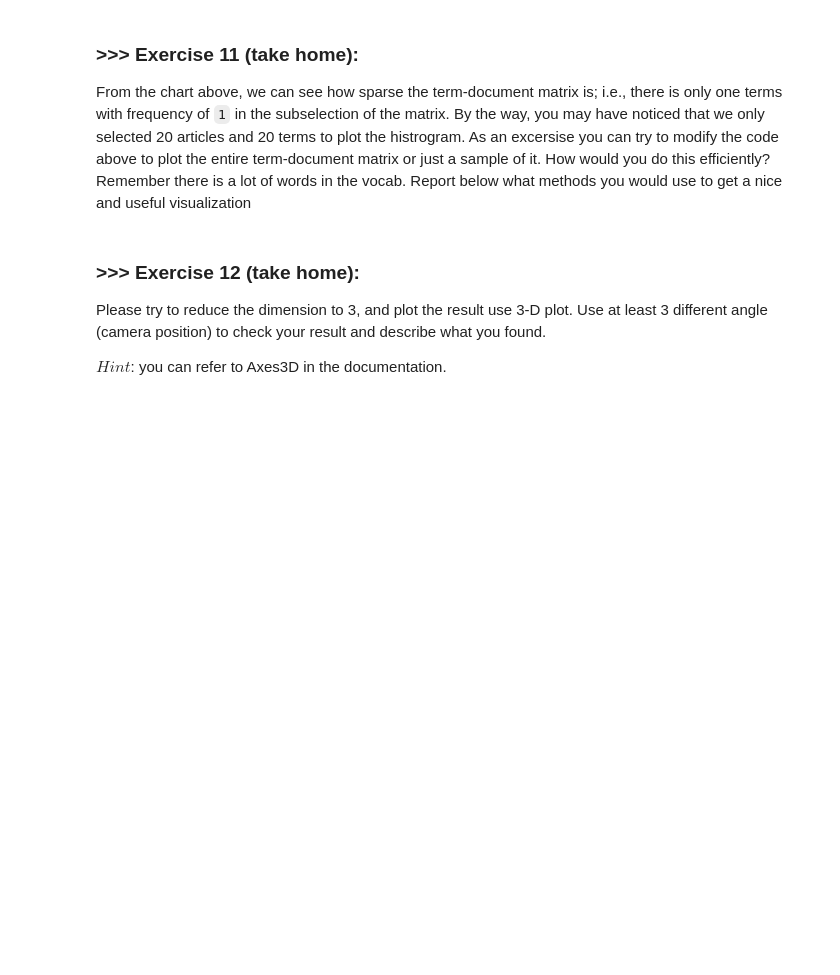
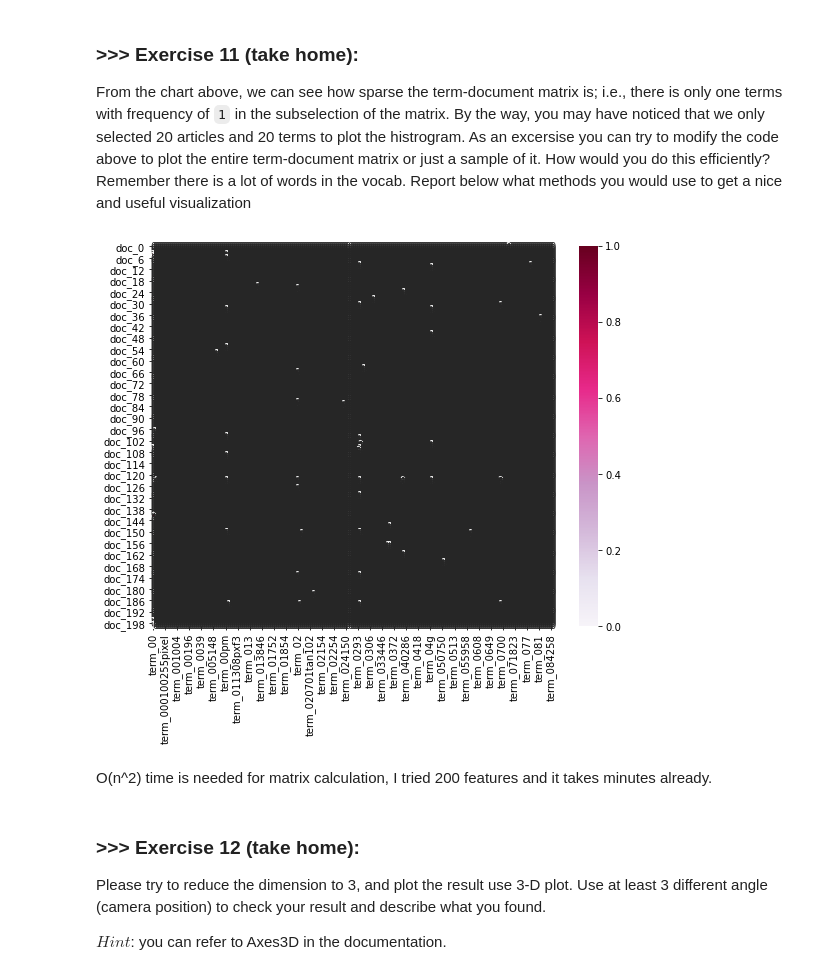
Before and after one commit to szlee118/DM2021-Lab1-Homework, a Jupyter notebook: DM2021-Lab1-Homework.ipynb, the cells around one changed output. Saved outputs shown, nothing was run; the diff lists cells and outputs as text; code cells hidden in the pictures; blank space fills up the shorter version.

```diff
--- a/DM2021-Lab1-Homework.ipynb
+++ b/DM2021-Lab1-Homework.ipynb
@@ -145,3 +145,15 @@ chart.plot.bar(title = 'Category distribution', rot=0 , fontsize=12 , figsize =
 # %% [markdown]
 ### **>>> Exercise 10 (take home):**
 We said that the `1` at the beginning of the fifth record represents the `00` term. Notice that there is another 1 in the same record. Can you provide code that can verify what word this 1 represents from the vocabulary. Try to do this as efficient as possible.
+# %%
+from sklearn.feature_extraction.text import CountVectorizer
+#prepare count_vect
+count_vect = CountVectorizer()
+X_counts = count_vect.fit_transform(X.text)
+
+#find the index of second '1' in X_counts and search with index in count_vect
+X5 = X_counts[4, 0:100].toarray()
+X5_idx = np.where(X5[-1]==1)
+
+print(X5_idx)
+count_vect.get_feature_names()[X5_idx[0][1]]
@@ -148,6 +163,26 @@ We said that the `1` at the beginning of the fifth record represents the `00` te
 # %% [markdown]
 ### **>>> Exercise 11 (take home):**
 From the chart above, we can see how sparse the term-document matrix is; i.e., there is only one terms with frequency of `1` in the subselection of the matrix. By the way, you may have noticed that we only selected 20 articles and 20 terms to plot the histrogram. As an excersise you can try to modify the code above to plot the entire term-document matrix or just a sample of it. How would you do this efficiently? Remember there is a lot of words in the vocab. Report below what methods you would use to get a nice and useful visualization
+# %%
+import seaborn as sns
+import matplotlib.pyplot as plt
+%matplotlib inline
+
+# first twenty features only
+plot_x = ["term_"+str(i) for i in count_vect.get_feature_names()[0:200]]
+# obtain document index
+plot_y = ["doc_"+ str(i) for i in list(X.index)[0:200]]
+plot_z = X_counts[0:200, 0:200].toarray()
+
+df_todraw = pd.DataFrame(plot_z, columns = plot_x, index = plot_y)
+plt.subplots(figsize=(9, 7))
+ax = sns.heatmap(df_todraw,
+                 cmap="PuRd",
+                 vmin=0, vmax=1, annot=True)
+# %% [output]
+[figure, added]
+# %% [markdown]
+O(n^2) time is needed for matrix calculation, I tried 200 features and it takes minutes already.
 # %% [markdown]
 ### >>> Exercise 12 (take home):
 Please try to reduce the dimension to 3, and plot the result use 3-D plot. Use at least 3 different angle (camera position) to check your result and describe what you found.
```
Also changed, not shown: parts of 15 cells of this notebook.
